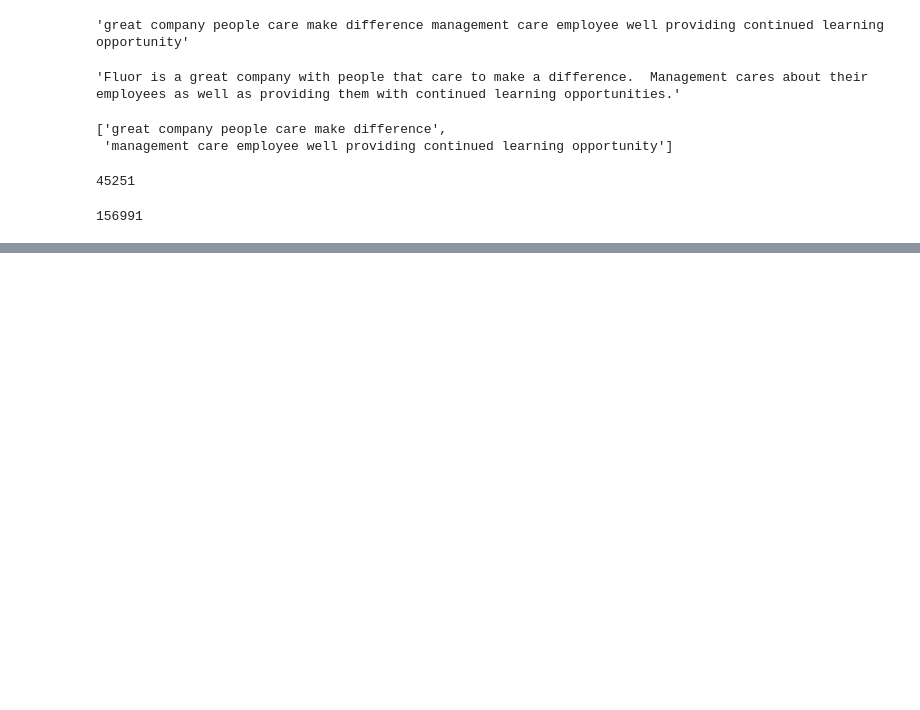
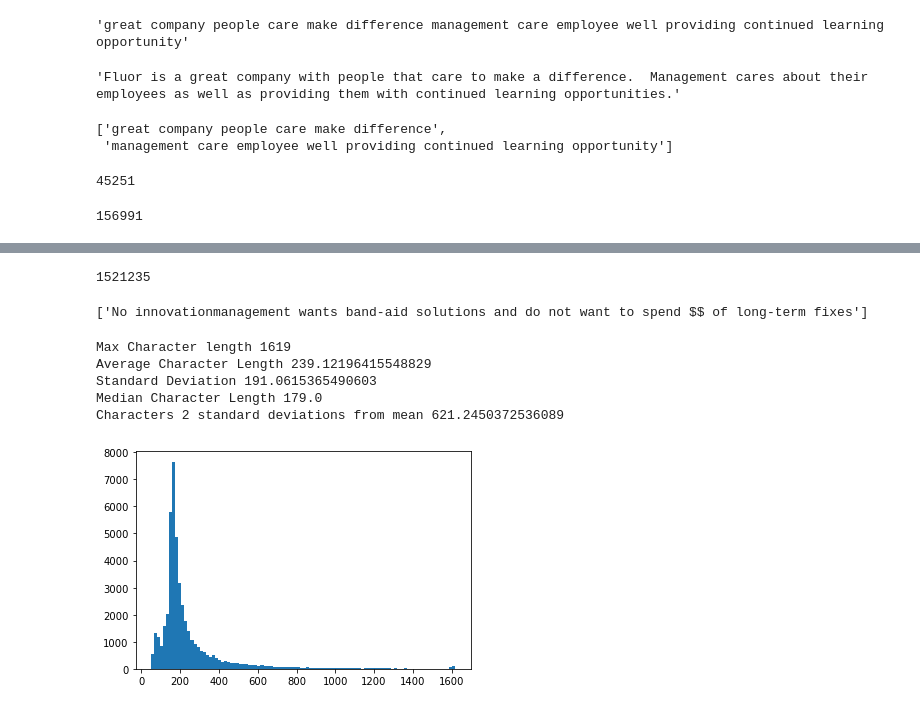
Before and after one commit to toadies/smu-ds-opinion-mining-co-reviews, a Jupyter notebook: notebooks/Section 5 - 2 - Pre-Processing.ipynb, the cells around one changed output, grey strips where cells are left out. Cells and saved outputs as stored; diff of their text form; code cells hidden in the pictures; blank space fills up the shorter version.

```diff
--- a/notebooks/Section 5 - 2 - Pre-Processing.ipynb
+++ b/notebooks/Section 5 - 2 - Pre-Processing.ipynb
@@ -29,14 +29,14 @@ import pickle
 
 
 with open("../data/all_reviews.pkl","rb") as f:
-    reviews = pickle.load(f)
+    all_reviews = pickle.load(f)
 
 job_filter = pd.read_csv("../data/filter_job_titles.csv")
 
 job_filters = job_filter.clean_job_title.tolist()
 # %%
-idx = (reviews.language == "en")
-reviews = reviews.loc[idx,:]
+idx = (all_reviews.language == "en")
+reviews = all_reviews.loc[idx,:]
 
 idx = (reviews.clean_job_title.isin(job_filters))
 reviews = reviews.loc[idx,:].reset_index()
@@ -258,3 +274,35 @@ missing.most_common(1000)
 with open("../data/glove-tech-revew-vocab.txt", "w") as f:
     for word, ct in vocab.items():
         f.writelines(word + "," + str(ct) + "\n")
+# %%
+for r in corpus:
+    if "innovationmanagement" in r["review"]:
+        print(r["index"])
+        break
+# %% [output]
+1521235
+# %%
+print(reviews.loc[reviews["index"] == 1521235,].review.values)
+# %% [output]
+['No innovationmanagement wants band-aid solutions and do not want to spend $$ of long-term fixes']
+# %%
+import numpy as np
+import matplotlib.pyplot as plt
+%matplotlib inline
+word_length = reviews.review.apply(len).tolist()
+
+print("Max Character length", max(word_length))
+print("Average Character Length", np.mean(word_length))
+print("Standard Deviation", np.std(word_length))
+print("Median Character Length", np.median(word_length))
+print("Characters 2 standard deviations from mean", np.mean(word_length) + (2*np.std(word_length)))
+
+plt.hist(word_length,bins=100)
+plt.show()
+# %% [output]
+Max Character length 1619
+Average Character Length 239.12196415548829
+Standard Deviation 191.0615365490603
+Median Character Length 179.0
+Characters 2 standard deviations from mean 621.2450372536089
+[figure, added]
```
Also changed, not shown: parts of 10 cells of this notebook, 4 other files.
